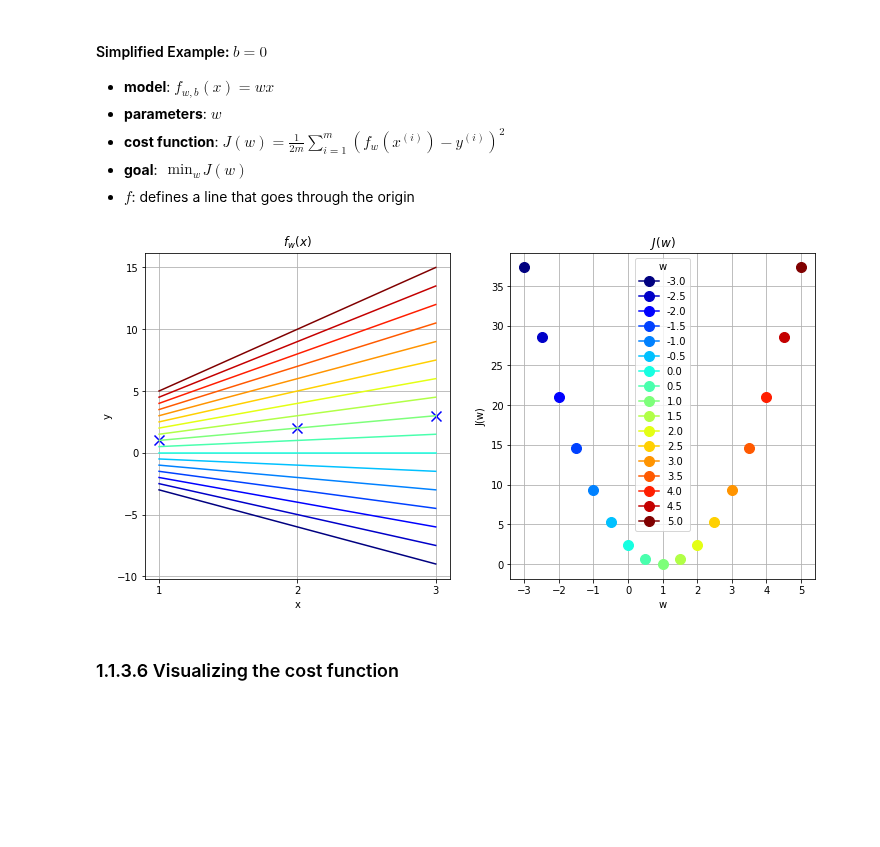
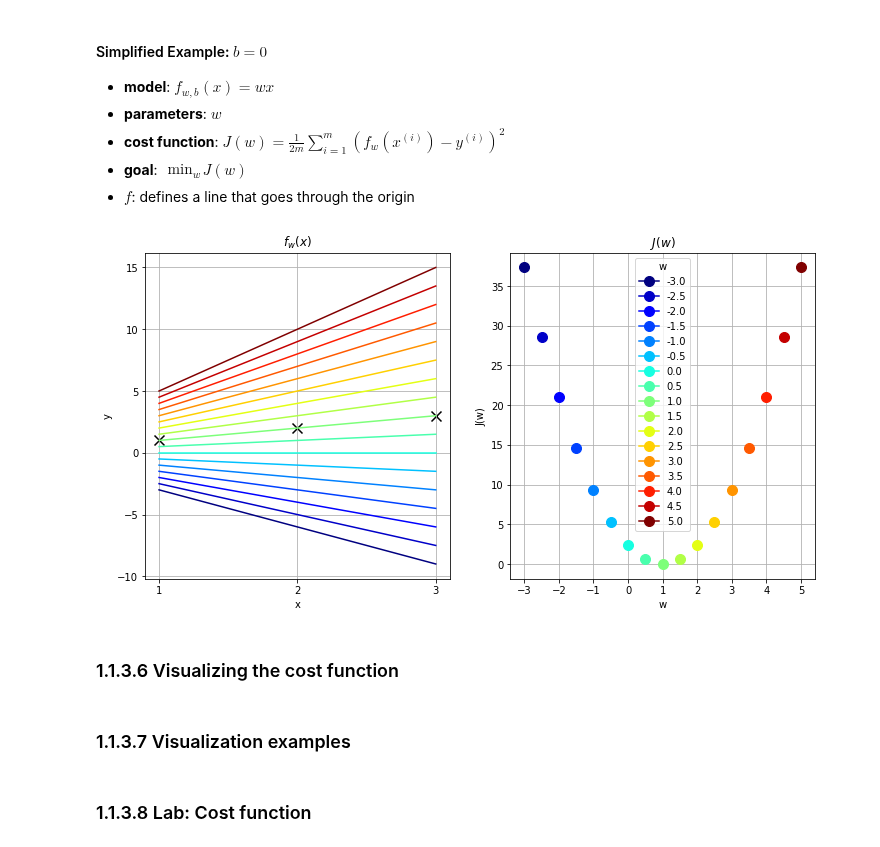
Before and after one commit to PaulToronto/Stanford-Andrew-Ng-Machine-Learning-Specialization, a Jupyter notebook: 1_1_Introduction_to_Machine_Learning.ipynb, the cells around one changed output. Cells and saved outputs as stored; diff of their text form; code cells hidden in the pictures; blank space fills up the shorter version.

```diff
--- a/1_1_Introduction_to_Machine_Learning.ipynb
+++ b/1_1_Introduction_to_Machine_Learning.ipynb
@@ -491,39 +491,43 @@ ax1.grid()
 ax1.set_xlabel('x')
 ax1.set_ylabel('y')
 ax1.set_title('$f_w(x)$')
 ax2.grid()
 ax2.set_xlabel('w')
 ax2.set_ylabel('J(w)')
 ax2.set_title('$J(w)$')
 
-# data set
+# training set
 training_set = pd.DataFrame({'x' : [1, 2, 3], 'y' : [1, 2, 3]})
 
-# w takes on these values
+# plot training set
+ax1.scatter(training_set['x'], training_set['y'],
+            marker='x', color='black', s=100)
+
+# w takes on these values and colours
 ws = np.arange(-3, 5.1, 0.5)
 colors = plt.cm.jet(np.linspace(0, 1, len(ws)))
 
 # model: w is variable
 domain = np.array([1, 2, 3])
 f = lambda w: w * domain
 
 # cost function: w is variable
 m = len(training_set)
 J = lambda w: (1/(2*m)) * sum((f(w) - domain)**2)
 
-# plot training set
-ax1.scatter(training_set['x'], training_set['y'],
-            marker='x', color='b', s=100)
-
 # plot the model in ax1
 # plot the value returned by the cost function in ax2
 for i, w in enumerate(ws):
     ax1.plot(domain, f(w), color=colors[i])
     ax2.plot(w, J(w) , marker='.', markersize=20, color=colors[i], label=w)
 
 plt.legend(title='w')
 plt.show()
 # %% [output]
-[figure, old version]
+[figure, new version]
 # %% [markdown]
 ### 1.1.3.6 Visualizing the cost function
+# %% [markdown]
+### 1.1.3.7 Visualization examples
+# %% [markdown]
+### 1.1.3.8 Lab: Cost function
```
Also changed, not shown: parts of 11 cells of this notebook.
